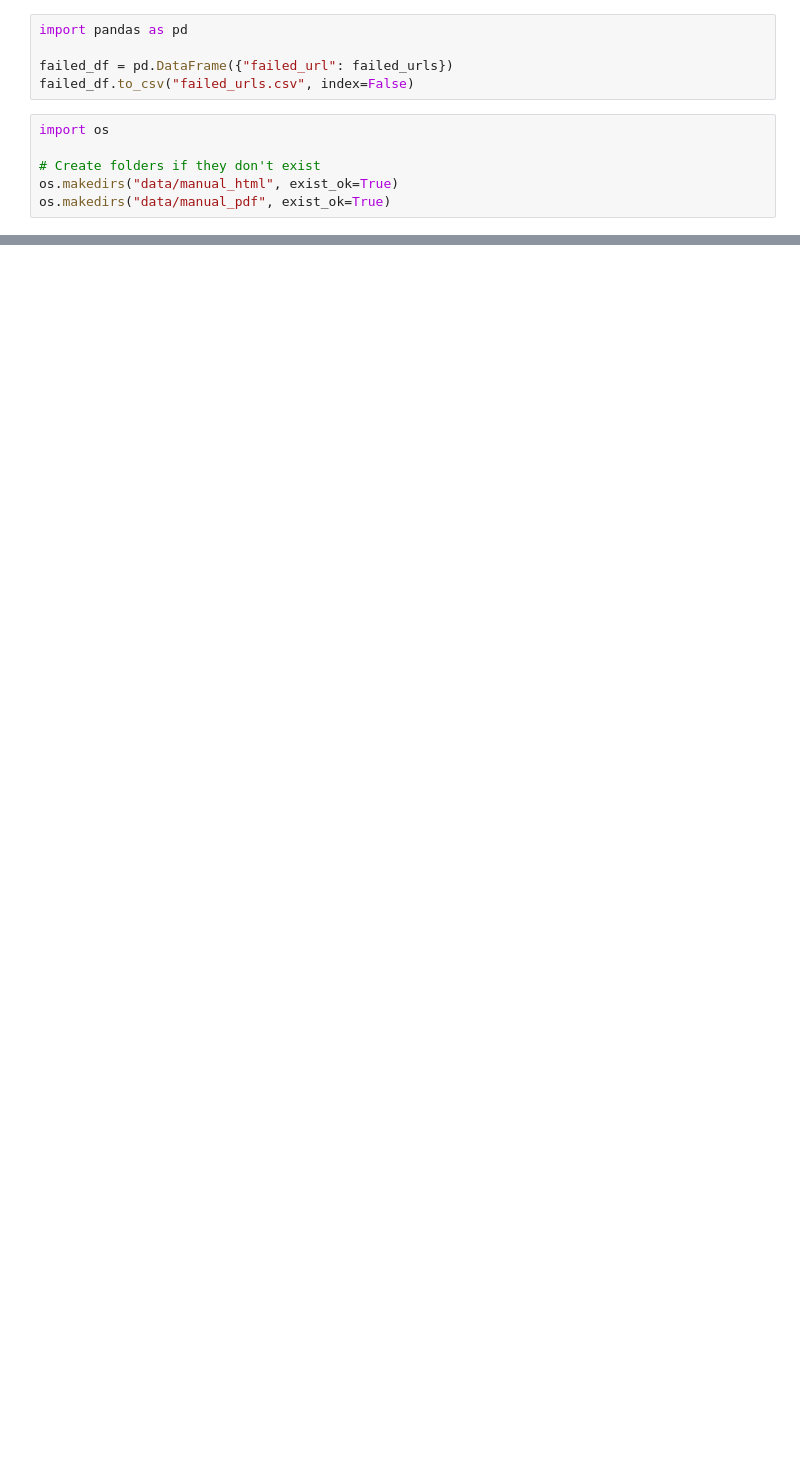
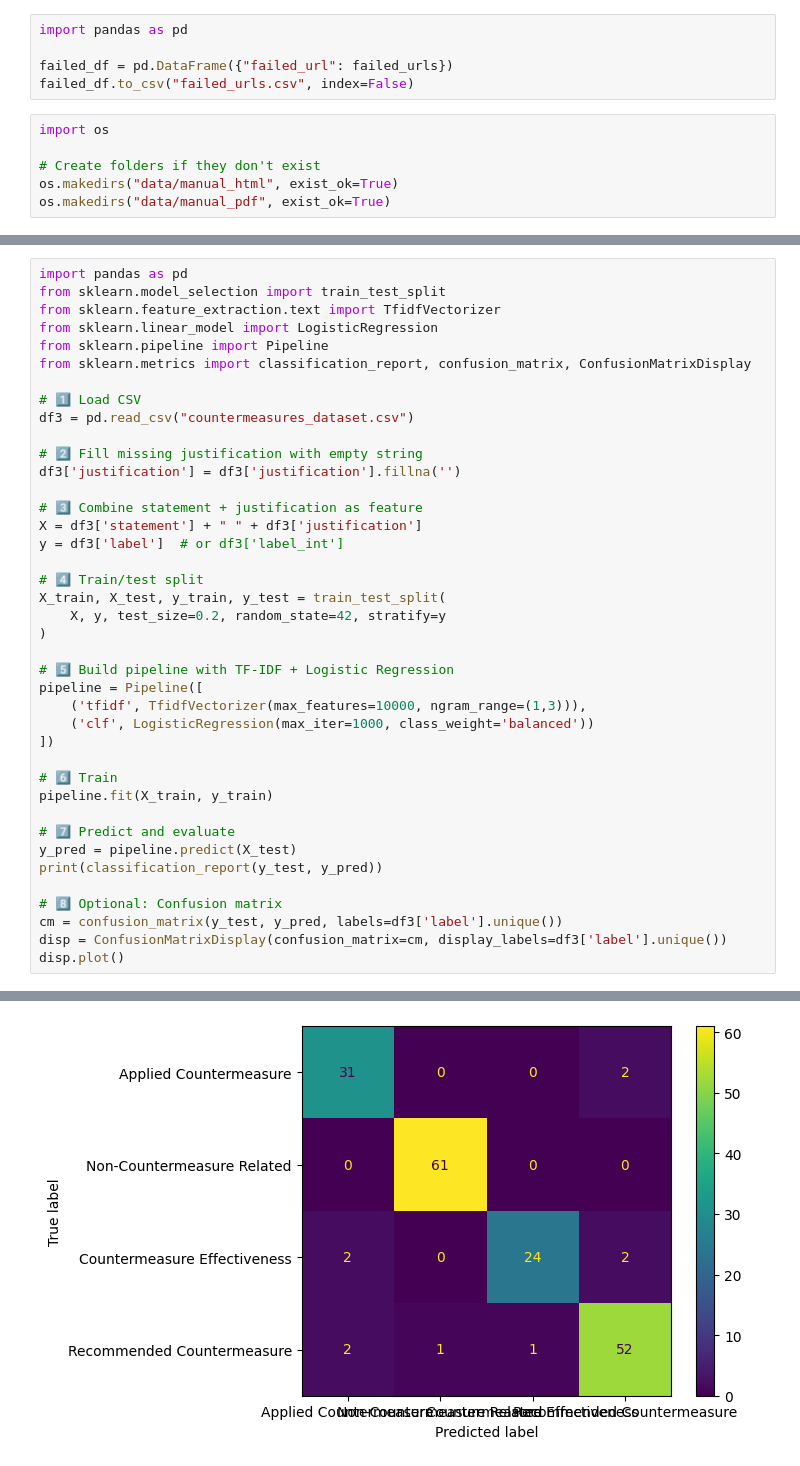
Before and after one commit to DemetrisPitsillides/MAI623_DSC514_-No-Link-Provided-_Spring_2026, a Jupyter notebook: Task 1.ipynb, the cells around one changed output, grey strips where cells are left out. Cells and saved outputs as stored; diff of their text form; blank space fills up the shorter version.

```diff
--- a/Task 1.ipynb
+++ b/Task 1.ipynb
@@ -352,0 +416,41 @@ Successfully installed XlsxWriter-3.2.9 colorlog-6.10.1 docling-2.73.0 docling-c
+# %%
+import pandas as pd
+from sklearn.model_selection import train_test_split
+from sklearn.feature_extraction.text import TfidfVectorizer
+from sklearn.linear_model import LogisticRegression
+from sklearn.pipeline import Pipeline
+from sklearn.metrics import classification_report, confusion_matrix, ConfusionMatrixDisplay
+
+# 1️⃣ Load CSV
+df3 = pd.read_csv("countermeasures_dataset.csv")
+
+# 2️⃣ Fill missing justification with empty string
+df3['justification'] = df3['justification'].fillna('')
+
+# 3️⃣ Combine statement + justification as feature
+X = df3['statement'] + " " + df3['justification']
+y = df3['label']  # or df3['label_int']
+
+# 4️⃣ Train/test split
+X_train, X_test, y_train, y_test = train_test_split(
+    X, y, test_size=0.2, random_state=42, stratify=y
+)
+
+# 5️⃣ Build pipeline with TF-IDF + Logistic Regression
+pipeline = Pipeline([
+    ('tfidf', TfidfVectorizer(max_features=10000, ngram_range=(1,3))),
+    ('clf', LogisticRegression(max_iter=1000, class_weight='balanced'))
+])
+
+# 6️⃣ Train
+pipeline.fit(X_train, y_train)
+
+# 7️⃣ Predict and evaluate
+y_pred = pipeline.predict(X_test)
+print(classification_report(y_test, y_pred))
+
+# 8️⃣ Optional: Confusion matrix
+cm = confusion_matrix(y_test, y_pred, labels=df3['label'].unique())
+disp = ConfusionMatrixDisplay(confusion_matrix=cm, display_labels=df3['label'].unique())
+disp.plot()
+# %% [output]
@@ -352,0 +468 @@ Successfully installed XlsxWriter-3.2.9 colorlog-6.10.1 docling-2.73.0 docling-c
+[figure, added]
```
Also changed, not shown: parts of 17 cells of this notebook.
